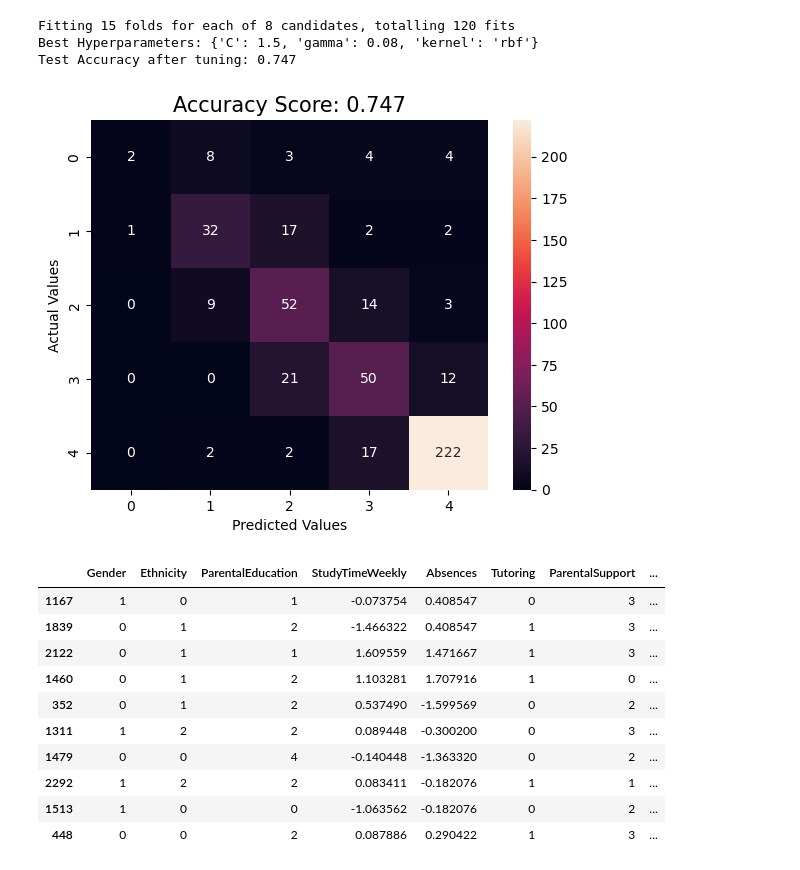
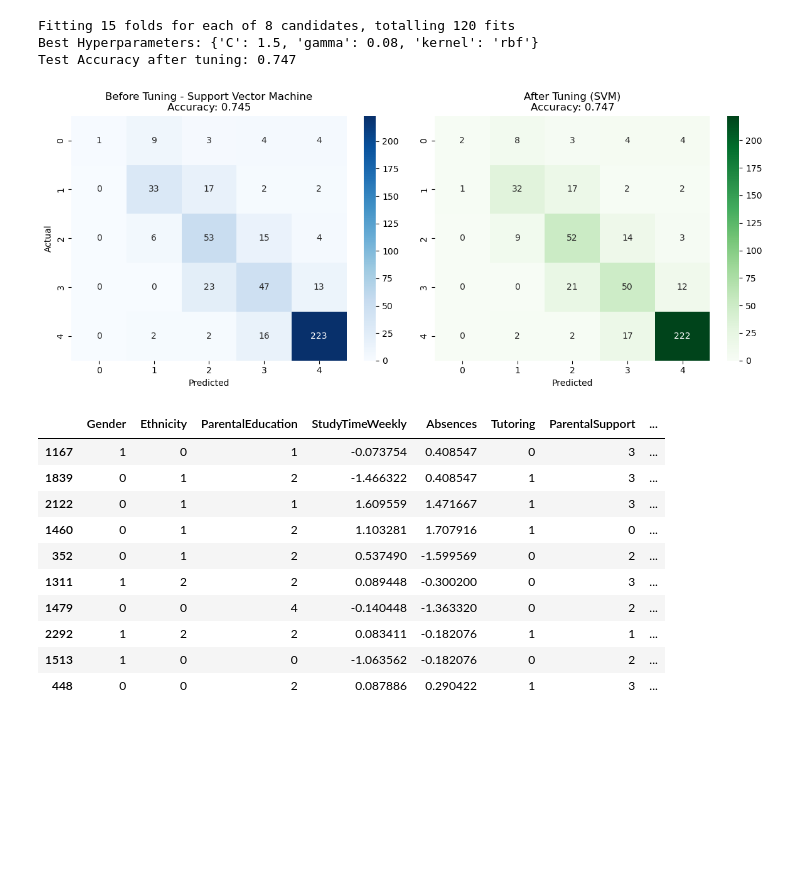
Before and after one commit to new9xboy-DTD/ADY201m-FinalProject, a Jupyter notebook: ADY201m-Project-Team1.ipynb, the cells around one changed output. Drawn from its saved outputs; the diff is of its cells as text; code cells hidden in the pictures; blank space fills up the shorter version.

Commit message:
add compare in part training model

```diff
--- a/ADY201m-Project-Team1.ipynb
+++ b/ADY201m-Project-Team1.ipynb
@@ -354,20 +362,38 @@ print(f"Test Accuracy after tuning: {test_acc:.3f}")
 Fitting 15 folds for each of 8 candidates, totalling 120 fits
 Best Hyperparameters: {'C': 1.5, 'gamma': 0.08, 'kernel': 'rbf'}
 Test Accuracy after tuning: 0.747
-# %%
-score = result.score(X_test, y_test)
-y_pred = result.predict(X_test)
-
-# Calculate and plot the confusion matrix
-score = round(accuracy_score(y_test, y_pred), 3)
-cm = confusion_matrix(y_test, y_pred)
-sns.heatmap(cm, annot=True, fmt=".0f")
-plt.xlabel('Predicted Values')
-plt.ylabel('Actual Values')
-plt.title('Accuracy Score: {0}'.format(score), size=15)
-plt.show()
-# %% [output]
-[figure, removed]
+# %%
+import matplotlib.pyplot as plt
+import seaborn as sns
+from sklearn.metrics import confusion_matrix, accuracy_score
+
+# === Trước tuning ===
+y_pred_before = best_model.predict(X_test)
+cm_before = confusion_matrix(y_test, y_pred_before)
+score_before = round(accuracy_score(y_test, y_pred_before), 3)
+
+# === Sau tuning ===
+y_pred_after = result.predict(X_test)
+cm_after = confusion_matrix(y_test, y_pred_after)
+score_after = round(accuracy_score(y_test, y_pred_after), 3)
+
+# === Hiển thị 2 biểu đồ cạnh nhau ===
+fig, axes = plt.subplots(1, 2, figsize=(12, 5))
+
+sns.heatmap(cm_before, annot=True, fmt=".0f", cmap="Blues", ax=axes[0])
+axes[0].set_title(f"Before Tuning - {best_model_name}\nAccuracy: {score_before}")
+axes[0].set_xlabel('Predicted')
+axes[0].set_ylabel('Actual')
+
+sns.heatmap(cm_after, annot=True, fmt=".0f", cmap="Greens", ax=axes[1])
+axes[1].set_title(f"After Tuning (SVM)\nAccuracy: {score_after}")
+axes[1].set_xlabel('Predicted')
+axes[1].set_ylabel('')
+
+plt.tight_layout()
+plt.show()
+# %% [output]
+[figure, added]
 # %%
 results = X_test.copy()
 results['Actual'] = y_test
```
Also changed, not shown: parts of 1 cell of this notebook.
